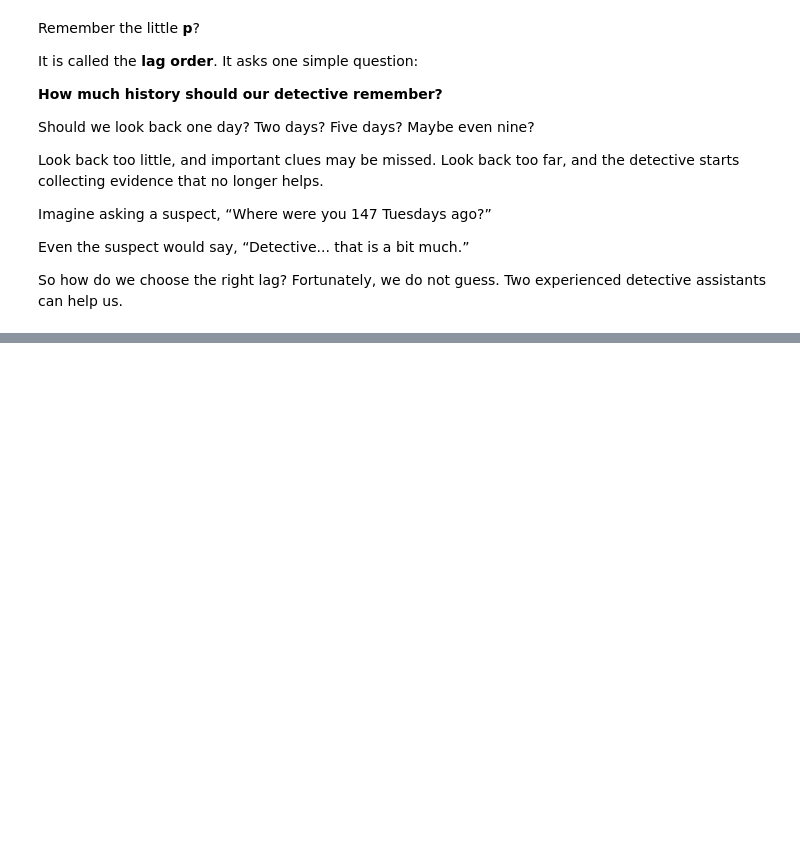
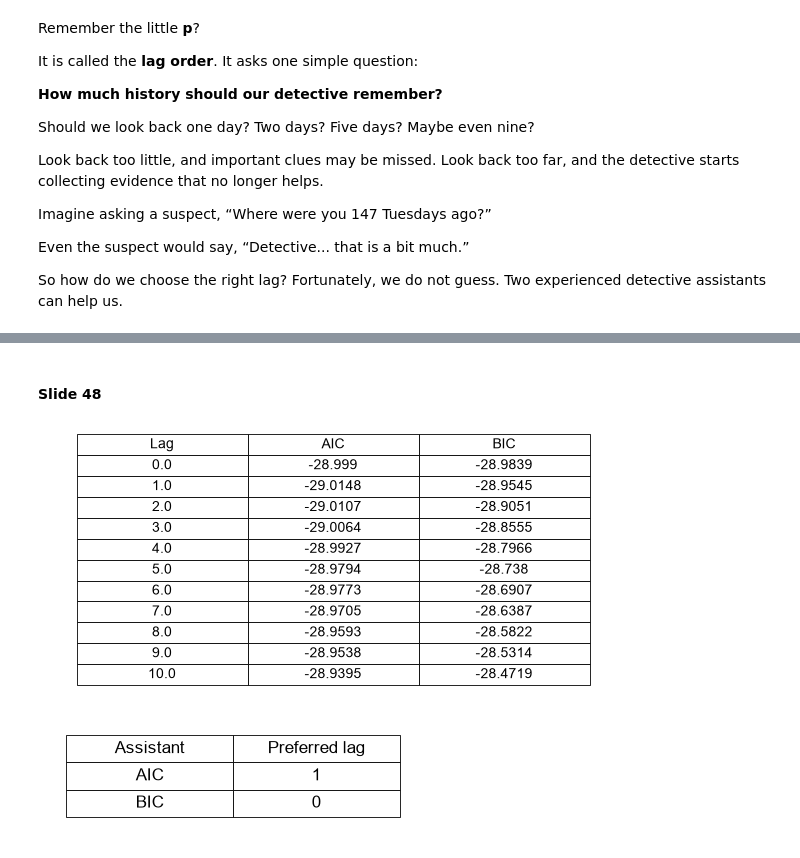
Before and after one commit to Bloodphilic/AlgoStalk, a Jupyter notebook: course/TimeSeries/VAR/code/VAR_Concepts_Investigation.ipynb, the cells around one changed output, grey strips where cells are left out. Drawn from its saved outputs; the diff is of its cells as text; code cells hidden in the pictures; blank space fills up the shorter version.

```diff
--- a/course/TimeSeries/VAR/code/VAR_Concepts_Investigation.ipynb
+++ b/course/TimeSeries/VAR/code/VAR_Concepts_Investigation.ipynb
@@ -1186,0 +1222,23 @@ So how do we choose the right lag? Fortunately, we do not guess. Two experienced
+# %% [markdown]
+#### Slide 48
+# %%
+from statsmodels.tsa.api import VAR
+
+var_series = log_returns[["Gold", "DXY", "SP500"]].dropna()
+lag_selection = VAR(var_series).select_order(10)
+
+lag_table = pd.DataFrame({
+    "Lag": range(0, 11),
+    "AIC": lag_selection.ics["aic"][0:11],
+    "BIC": lag_selection.ics["bic"][0:11],
+})
+display_table(lag_table.round(4), fontsize=10, figsize=(6, 3.0))
+
+selection_summary = pd.DataFrame({
+    "Assistant": ["AIC", "BIC"],
+    "Preferred lag": [lag_selection.selected_orders["aic"], lag_selection.selected_orders["bic"]],
+})
+display_table(selection_summary, fontsize=12, figsize=(4, 1.4))
+# %% [output]
+[figure, added]
+[figure, added]
```
Also changed, not shown: parts of 14 cells of this notebook, 3 other files.
